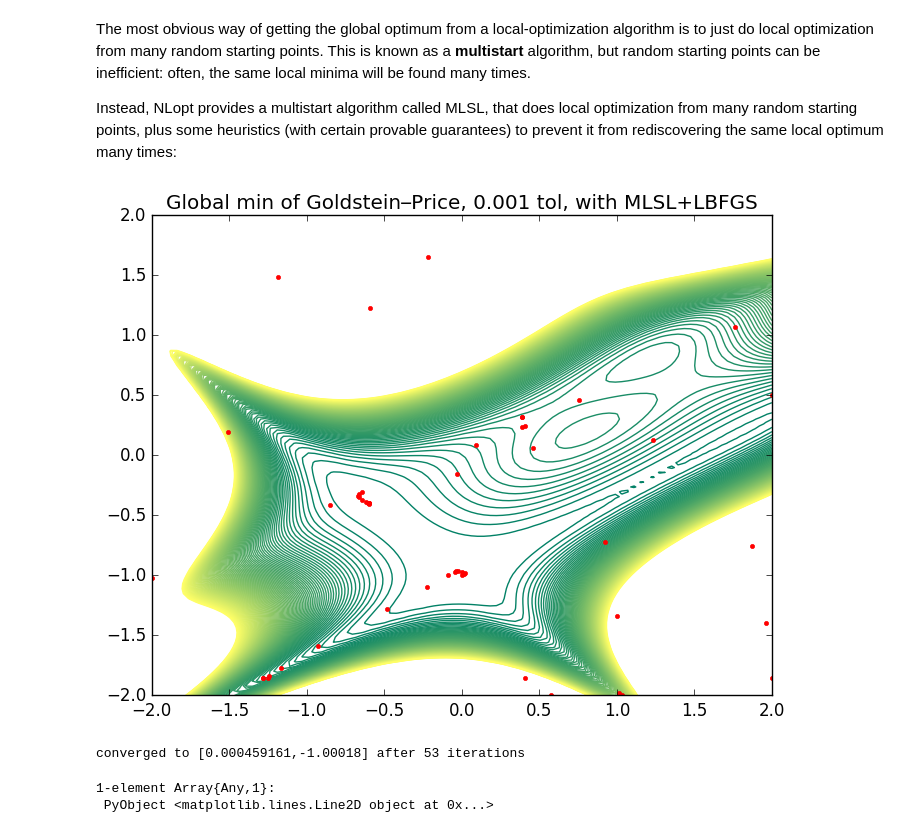
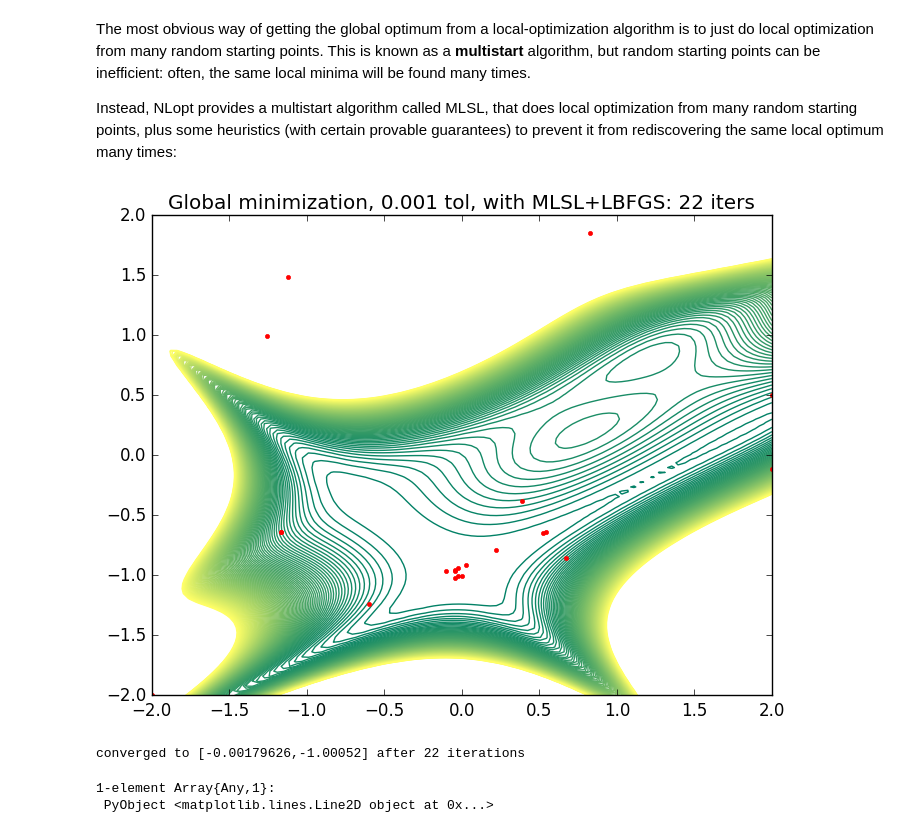
Before and after one commit to mitmath/18S096, a Jupyter notebook: lecture6/Numerical-Analysis.ipynb, the cells around one changed output. Drawn from its saved outputs; the diff is of its cells as text; code cells hidden in the pictures.

```diff
--- a/lecture6/Numerical-Analysis.ipynb
+++ b/lecture6/Numerical-Analysis.ipynb
@@ -638,29 +645,29 @@ Instead, NLopt provides a multistart algorithm called MLSL, that does local opti
 # %%
 opt = Opt(NLopt.GD_MLSL, 2)
 lower_bounds!(opt, [-2,-2])
 upper_bounds!(opt, [+2,+2])
 
 visited = NTuple{2,Float64}[]
 min_objective!(opt, (x,g) -> begin push!(visited, (x[1],x[2])); goldsteinprice(x,g); end)
 stopval!(opt, goldsteinprice(0,-1) + 0.001) # stop when within 0.1 of the global minimum
 maxeval!(opt, 10^4) # make sure we stop if it is not converging
 
 # tell MLSL what local-optimization algorithm to use
 opt_local = Opt(NLopt.LD_LBFGS, 2)
 xtol_abs!(opt_local, 1e-4) # stop if x or f stops changing by 1e-3
 ftol_abs!(opt_local, 1e-4)
 local_optimizer!(opt, opt_local)
 
 minf,minx,ret = optimize(opt, [2,0.5])
 println("converged to $minx after ", length(visited), " iterations")
 
 x = linspace(-2,2,100)
 contour(x', x, goldsteinprice.(x', x), levels=linspace(0,10^4,100), cmap="summer")
 
-title("Global min of Goldstein–Price, 0.001 tol, with MLSL+LBFGS")
+title("Global minimization, 0.001 tol, with MLSL+LBFGS: $(length(visited)) iters")
 plot(getindex.(visited,1), getindex.(visited,2), "r.")
 # %% [output]
-[figure, old version]
+[figure, new version]
-converged to [0.000459161,-1.00018] after 53 iterations
+converged to [-0.00179626,-1.00052] after 22 iterations
 1-element Array{Any,1}:
  PyObject <matplotlib.lines.Line2D object at 0x...>
```
Also changed, not shown: parts of 10 cells of this notebook.
